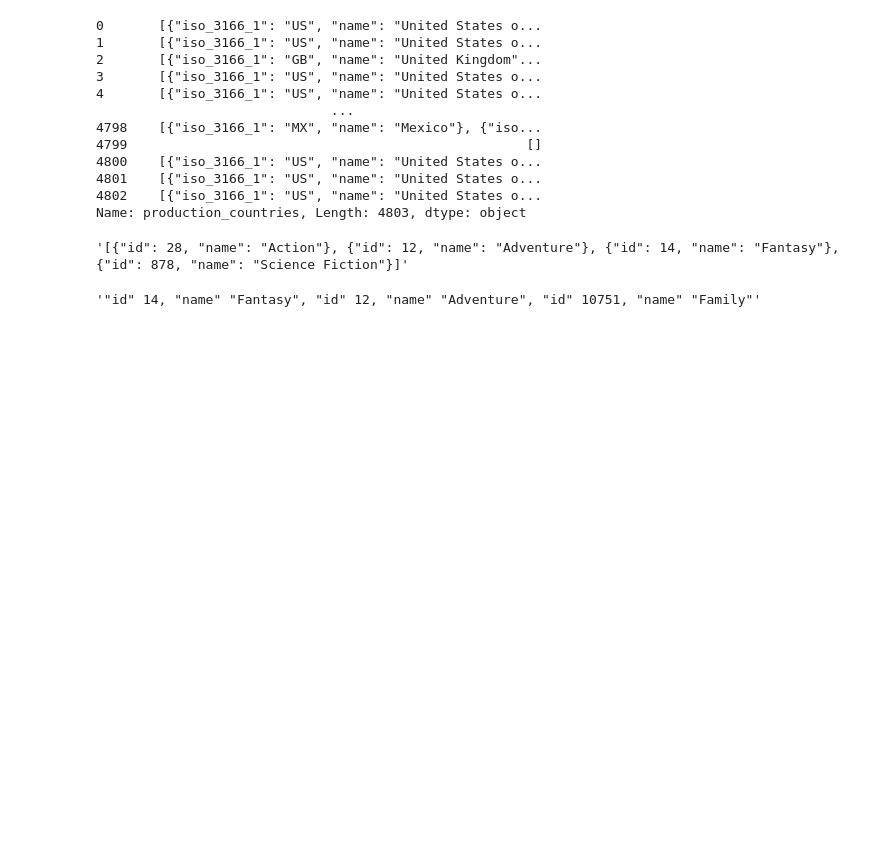
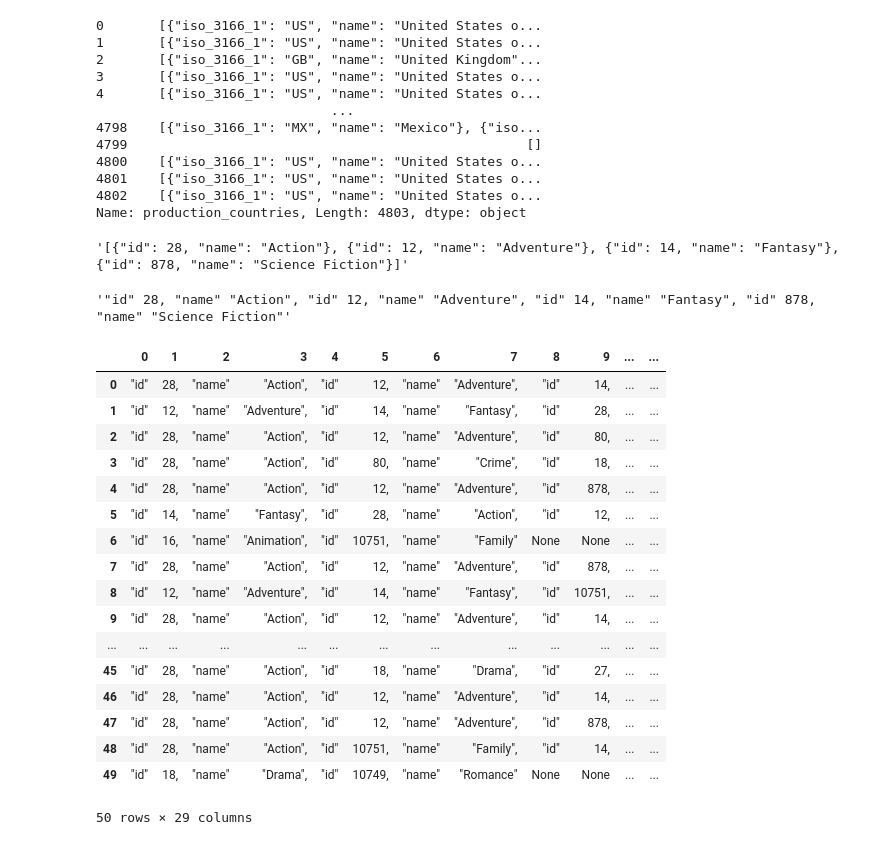
Before and after one commit to faro7ah/Excel-assignment, a Jupyter notebook: weekend_p.ipynb, the cells around one changed output. Cells and saved outputs as stored; diff of their text form; code cells hidden in the pictures; blank space fills up the shorter version.

```diff
--- a/weekend_p.ipynb
+++ b/weekend_p.ipynb
@@ -121,4 +131,4 @@ tmdb_5000_movies_df_1.genres = tmdb_5000_movies_df_1.genres.str.replace("}","").
 # %%
-tmdb_5000_movies_df_1.genres[1999]
+tmdb_5000_movies_df_1.genres[0]
 # %% [output]
-'"id" 14, "name" "Fantasy", "id" 12, "name" "Adventure", "id" 10751, "name" "Family"'
+'"id" 28, "name" "Action", "id" 12, "name" "Adventure", "id" 14, "name" "Fantasy", "id" 878, "name" "Science Fiction"'
@@ -124,0 +137,21 @@ tmdb_5000_movies_df_1.genres[1999]
+# %%
+tmdb_5000_movies_df_1['genres'].str.split(' ', expand=True).head(50)
+# %% [output]
+|  | 0 | 1 | 2 | 3 | 4 | 5 | 6 | 7 | 8 | 9 | ... | ... |
+| 0 | "id" | 28, | "name" | "Action", | "id" | 12, | "name" | "Adventure", | "id" | 14, | ... | ... |
+| 1 | "id" | 12, | "name" | "Adventure", | "id" | 14, | "name" | "Fantasy", | "id" | 28, | ... | ... |
+| 2 | "id" | 28, | "name" | "Action", | "id" | 12, | "name" | "Adventure", | "id" | 80, | ... | ... |
+| 3 | "id" | 28, | "name" | "Action", | "id" | 80, | "name" | "Crime", | "id" | 18, | ... | ... |
+| 4 | "id" | 28, | "name" | "Action", | "id" | 12, | "name" | "Adventure", | "id" | 878, | ... | ... |
+| 5 | "id" | 14, | "name" | "Fantasy", | "id" | 28, | "name" | "Action", | "id" | 12, | ... | ... |
+| 6 | "id" | 16, | "name" | "Animation", | "id" | 10751, | "name" | "Family" | None | None | ... | ... |
+| 7 | "id" | 28, | "name" | "Action", | "id" | 12, | "name" | "Adventure", | "id" | 878, | ... | ... |
+| 8 | "id" | 12, | "name" | "Adventure", | "id" | 14, | "name" | "Fantasy", | "id" | 10751, | ... | ... |
+| 9 | "id" | 28, | "name" | "Action", | "id" | 12, | "name" | "Adventure", | "id" | 14, | ... | ... |
+| ... | ... | ... | ... | ... | ... | ... | ... | ... | ... | ... | ... | ... |
+| 45 | "id" | 28, | "name" | "Action", | "id" | 18, | "name" | "Drama", | "id" | 27, | ... | ... |
+| 46 | "id" | 28, | "name" | "Action", | "id" | 12, | "name" | "Adventure", | "id" | 14, | ... | ... |
+| 47 | "id" | 28, | "name" | "Action", | "id" | 12, | "name" | "Adventure", | "id" | 878, | ... | ... |
+| 48 | "id" | 28, | "name" | "Action", | "id" | 10751, | "name" | "Family", | "id" | 14, | ... | ... |
+| 49 | "id" | 18, | "name" | "Drama", | "id" | 10749, | "name" | "Romance" | None | None | ... | ... |
+50 rows × 29 columns
```
Also changed, not shown: parts of 3 cells of this notebook.
